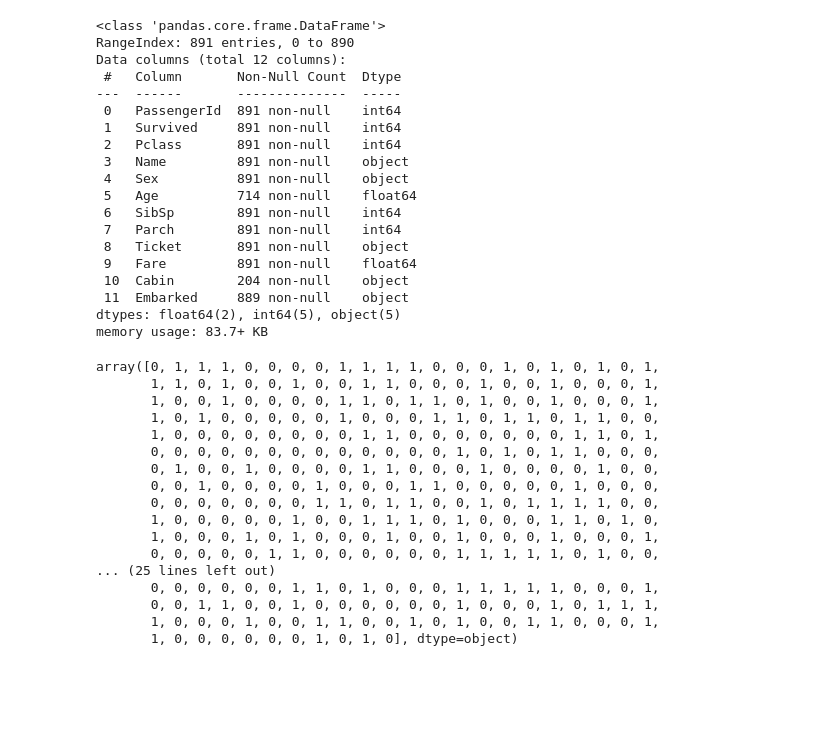
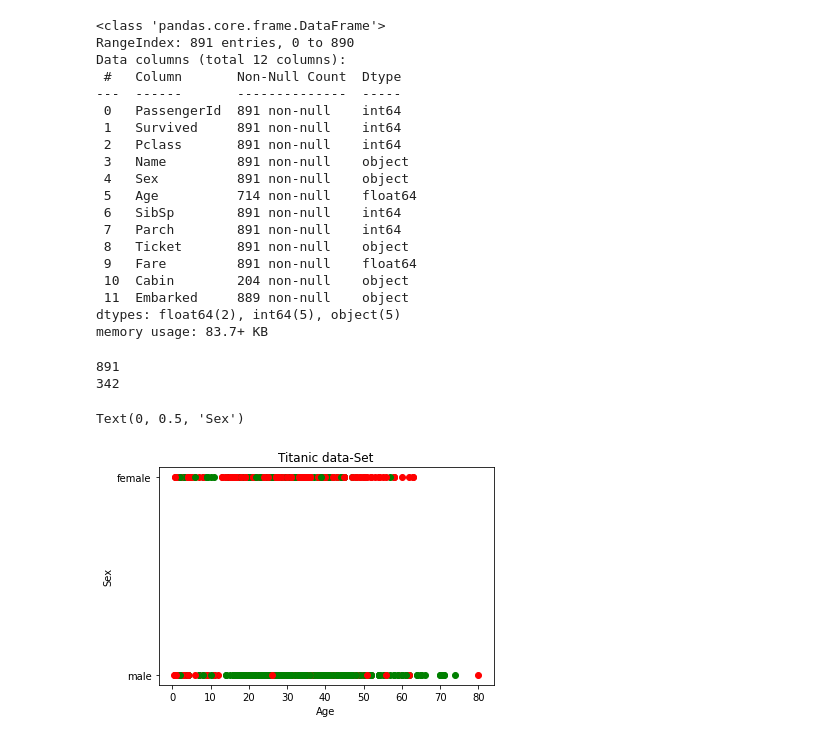
Before and after one commit to RodrighoNS/ml-notebooks, a Jupyter notebook: Titanic_kaggle.ipynb, the cells around one changed output. Drawn from its saved outputs; the diff is of its cells as text; code cells hidden in the pictures; blank space fills up the shorter version.

```diff
--- a/Titanic_kaggle.ipynb
+++ b/Titanic_kaggle.ipynb
@@ -73,23 +85,11 @@ Data columns (total 12 columns):
  11  Embarked     889 non-null    object
 dtypes: float64(2), int64(5), object(5)
 memory usage: 83.7+ KB
-# %%
-data.to_numpy()[:,1]
-# %% [output]
-array([0, 1, 1, 1, 0, 0, 0, 0, 1, 1, 1, 1, 0, 0, 0, 1, 0, 1, 0, 1, 0, 1,
-       1, 1, 0, 1, 0, 0, 1, 0, 0, 1, 1, 0, 0, 0, 1, 0, 0, 1, 0, 0, 0, 1,
-       1, 0, 0, 1, 0, 0, 0, 0, 1, 1, 0, 1, 1, 0, 1, 0, 0, 1, 0, 0, 0, 1,
-       1, 0, 1, 0, 0, 0, 0, 0, 1, 0, 0, 0, 1, 1, 0, 1, 1, 0, 1, 1, 0, 0,
-       1, 0, 0, 0, 0, 0, 0, 0, 0, 1, 1, 0, 0, 0, 0, 0, 0, 0, 1, 1, 0, 1,
-       0, 0, 0, 0, 0, 0, 0, 0, 0, 0, 0, 0, 0, 1, 0, 1, 0, 1, 1, 0, 0, 0,
-       0, 1, 0, 0, 1, 0, 0, 0, 0, 1, 1, 0, 0, 0, 1, 0, 0, 0, 0, 1, 0, 0,
-       0, 0, 1, 0, 0, 0, 0, 1, 0, 0, 0, 1, 1, 0, 0, 0, 0, 0, 1, 0, 0, 0,
-       0, 0, 0, 0, 0, 0, 0, 1, 1, 0, 1, 1, 0, 0, 1, 0, 1, 1, 1, 1, 0, 0,
-       1, 0, 0, 0, 0, 0, 1, 0, 0, 1, 1, 1, 0, 1, 0, 0, 0, 1, 1, 0, 1, 0,
-       1, 0, 0, 0, 1, 0, 1, 0, 0, 0, 1, 0, 0, 1, 0, 0, 0, 1, 0, 0, 0, 1,
-       0, 0, 0, 0, 0, 1, 1, 0, 0, 0, 0, 0, 0, 1, 1, 1, 1, 1, 0, 1, 0, 0,
-... (25 lines left out)
-       0, 0, 0, 0, 0, 0, 1, 1, 0, 1, 0, 0, 0, 1, 1, 1, 1, 1, 0, 0, 0, 1,
-       0, 0, 1, 1, 0, 0, 1, 0, 0, 0, 0, 0, 0, 1, 0, 0, 0, 1, 0, 1, 1, 1,
-       1, 0, 0, 0, 1, 0, 0, 1, 1, 0, 0, 1, 0, 1, 0, 0, 1, 1, 0, 0, 0, 1,
-       1, 0, 0, 0, 0, 0, 0, 1, 0, 1, 0], dtype=object)
+# %%
+import numpy as np
+# número de sobrevivientes y no sobrevivientes diferente (data desbalanceada)
+print(data.to_numpy().shape[0])
+print(np.sum(data.to_numpy()[:,1]))
+# %% [output]
+891
+342
@@ -95,0 +99,16 @@ array([0, 1, 1, 1, 0, 0, 0, 0, 1, 1, 1, 1, 0, 0, 0, 1, 0, 1, 0, 1, 0, 1,
+# %%
+# create color dictionary
+colors = {1:'r', 0:'g'}  # en rojo sobrevive, en verde muere D:
+# create a figure and axis
+fig, ax = plt.subplots()
+
+# plot each data-point
+for i in range(len(data['Age'])):
+    ax.scatter(data['Age'][i], data['Sex'][i],color=colors[data['Survived'][i]])
+# set a title and labels
+ax.set_title('Titanic data-Set')
+ax.set_xlabel('Age')
+ax.set_ylabel('Sex')
+# %% [output]
+Text(0, 0.5, 'Sex')
+[figure, added]
```
Also changed, not shown: parts of 8 cells of this notebook.
